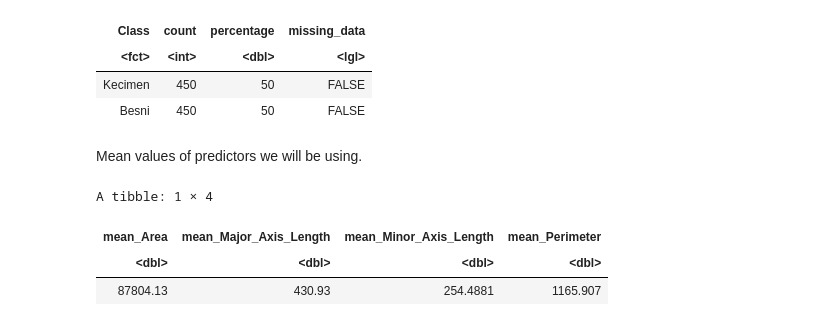
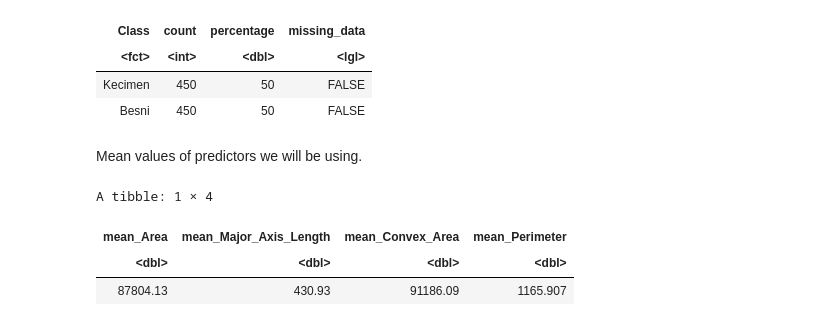
Before and after one commit to dvolman/DSCI-Group-Project, a Jupyter notebook: raisin_data.ipynb, the cells around one changed output. Drawn from its saved outputs; the diff is of its cells as text; code cells hidden in the pictures.

```diff
--- a/raisin_data.ipynb
+++ b/raisin_data.ipynb
@@ -113,12 +115,12 @@ Mean values of predictors we will be using.
 # %%
 mean_predictors <- raisin_data |>
                 summarize(mean_Area = mean(Area),
-                         mean_Major_Axis_Length = mean(MajorAxisLength),
-                         mean_Minor_Axis_Length = mean(MinorAxisLength),
+                         mean_Major_Axis_Length = mean(Major_Axis_Length),
+                         mean_Convex_Area = mean(Convex_Area),
                          mean_Perimeter = mean(Perimeter))
 mean_predictors
 # %% [output]
 A tibble: 1 × 4
-| mean_Area | mean_Major_Axis_Length | mean_Minor_Axis_Length | mean_Perimeter |
+| mean_Area | mean_Major_Axis_Length | mean_Convex_Area | mean_Perimeter |
 | <dbl> | <dbl> | <dbl> | <dbl> |
-| 87804.13 | 430.93 | 254.4881 | 1165.907 |
+| 87804.13 | 430.93 | 91186.09 | 1165.907 |
```
Also changed, not shown: parts of 7 cells of this notebook.
